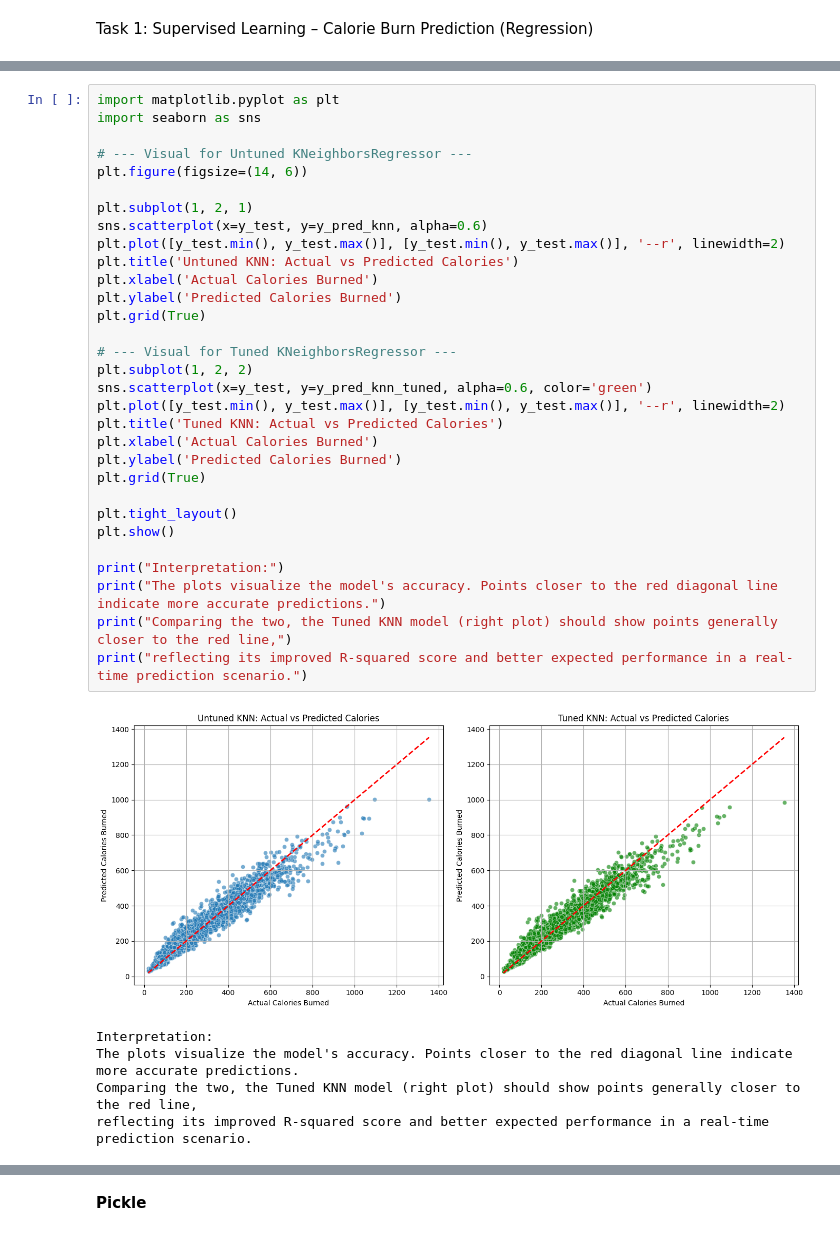
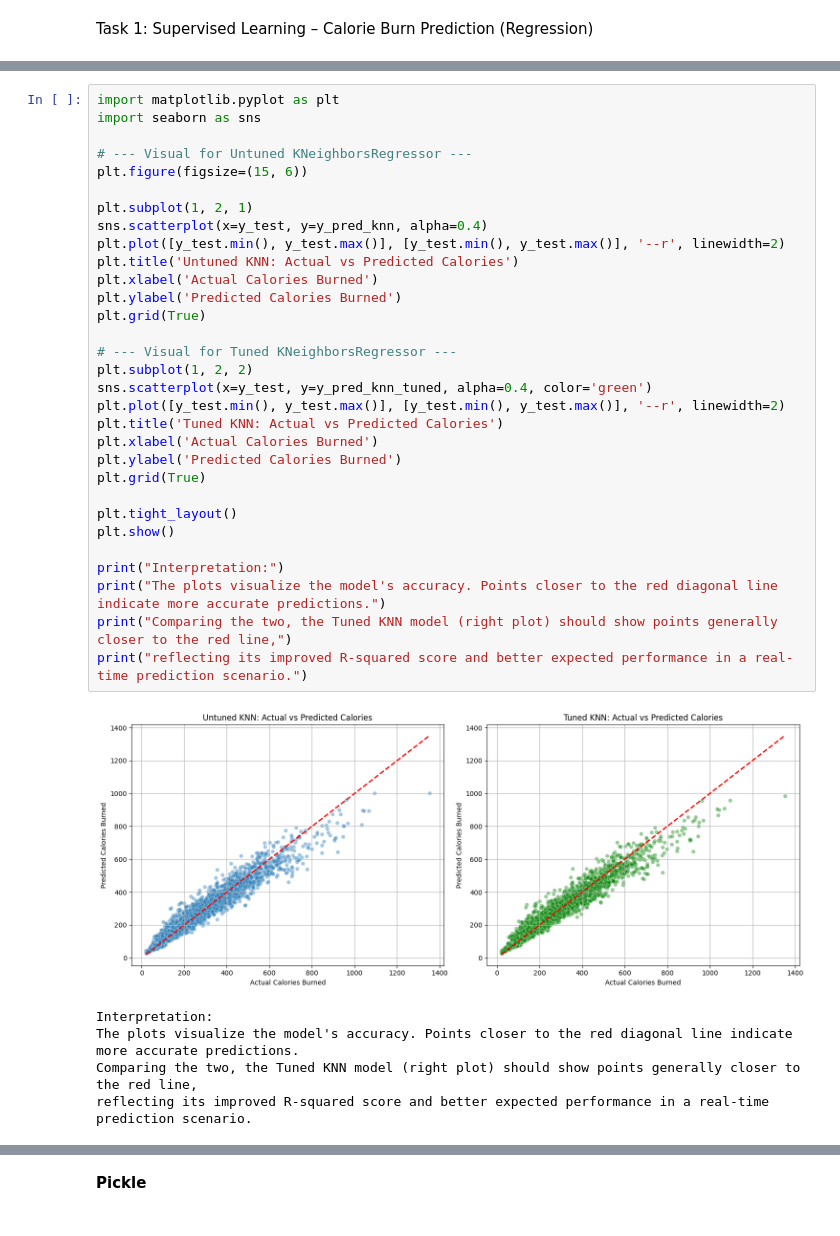
Before and after one commit to suriyaliyara/Fitbit_Calori_Regress_Cluster_ML, a Jupyter notebook: fitbit.ipynb, the cells around one changed output, grey strips where cells are left out. Saved outputs shown, nothing was run; the diff lists cells and outputs as text.

```diff
--- a/fitbit.ipynb
+++ b/fitbit.ipynb
@@ -270,36 +276,36 @@ R-squared: 0.9352441342826431
 # %%
 import matplotlib.pyplot as plt
 import seaborn as sns
 
 # --- Visual for Untuned KNeighborsRegressor ---
-plt.figure(figsize=(14, 6))
+plt.figure(figsize=(15, 6))
 
 plt.subplot(1, 2, 1)
-sns.scatterplot(x=y_test, y=y_pred_knn, alpha=0.6)
+sns.scatterplot(x=y_test, y=y_pred_knn, alpha=0.4)
 plt.plot([y_test.min(), y_test.max()], [y_test.min(), y_test.max()], '--r', linewidth=2)
 plt.title('Untuned KNN: Actual vs Predicted Calories')
 plt.xlabel('Actual Calories Burned')
 plt.ylabel('Predicted Calories Burned')
 plt.grid(True)
 
 # --- Visual for Tuned KNeighborsRegressor ---
 plt.subplot(1, 2, 2)
-sns.scatterplot(x=y_test, y=y_pred_knn_tuned, alpha=0.6, color='green')
+sns.scatterplot(x=y_test, y=y_pred_knn_tuned, alpha=0.4, color='green')
 plt.plot([y_test.min(), y_test.max()], [y_test.min(), y_test.max()], '--r', linewidth=2)
 plt.title('Tuned KNN: Actual vs Predicted Calories')
 plt.xlabel('Actual Calories Burned')
 plt.ylabel('Predicted Calories Burned')
 plt.grid(True)
 
 plt.tight_layout()
 plt.show()
 
 print("Interpretation:")
 print("The plots visualize the model's accuracy. Points closer to the red diagonal line indicate more accurate predictions.")
 print("Comparing the two, the Tuned KNN model (right plot) should show points generally closer to the red line,")
 print("reflecting its improved R-squared score and better expected performance in a real-time prediction scenario.")
 # %% [output]
-[figure, old version]
+[figure, new version]
 Interpretation:
 The plots visualize the model's accuracy. Points closer to the red diagonal line indicate more accurate predictions.
 Comparing the two, the Tuned KNN model (right plot) should show points generally closer to the red line,
```
Also changed, not shown: parts of 12 cells of this notebook.
